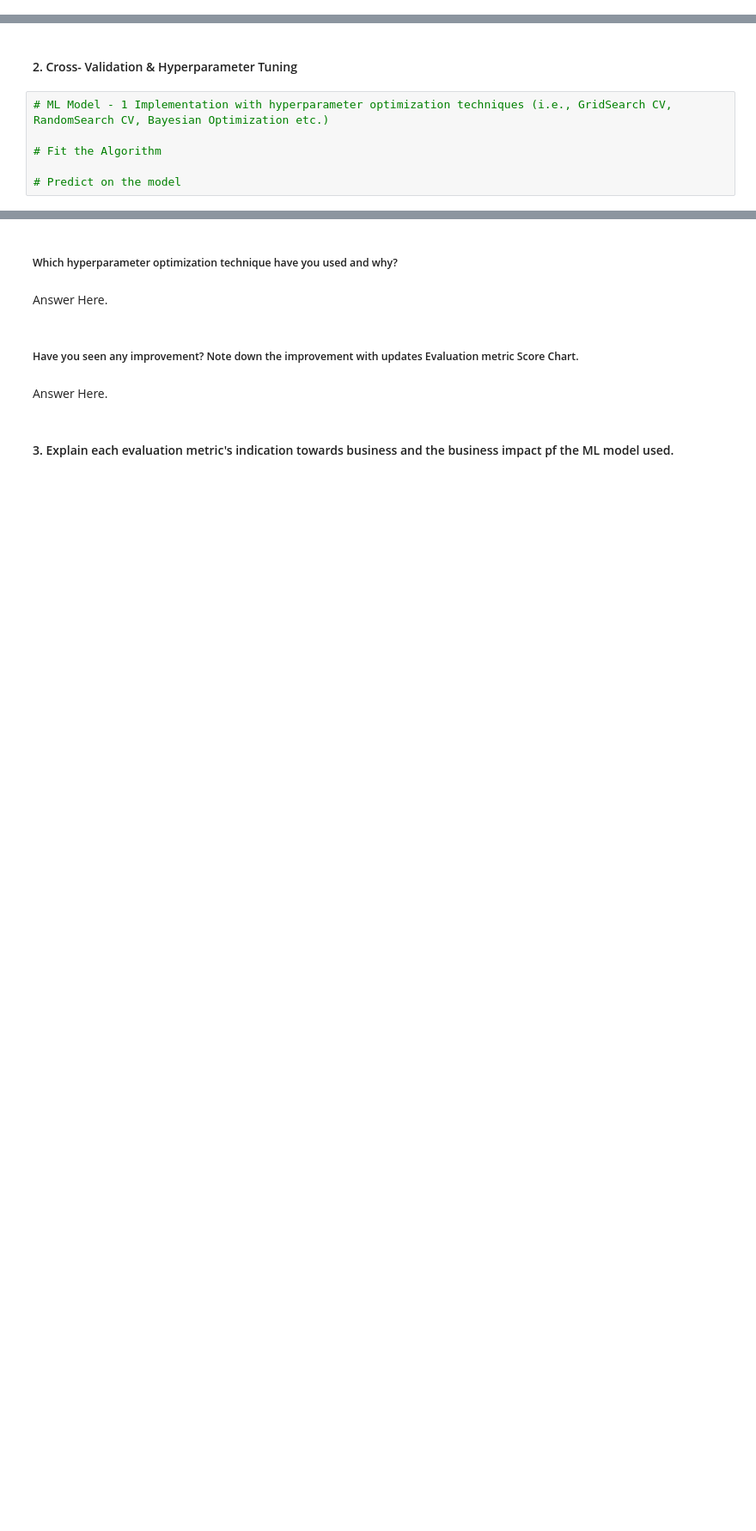
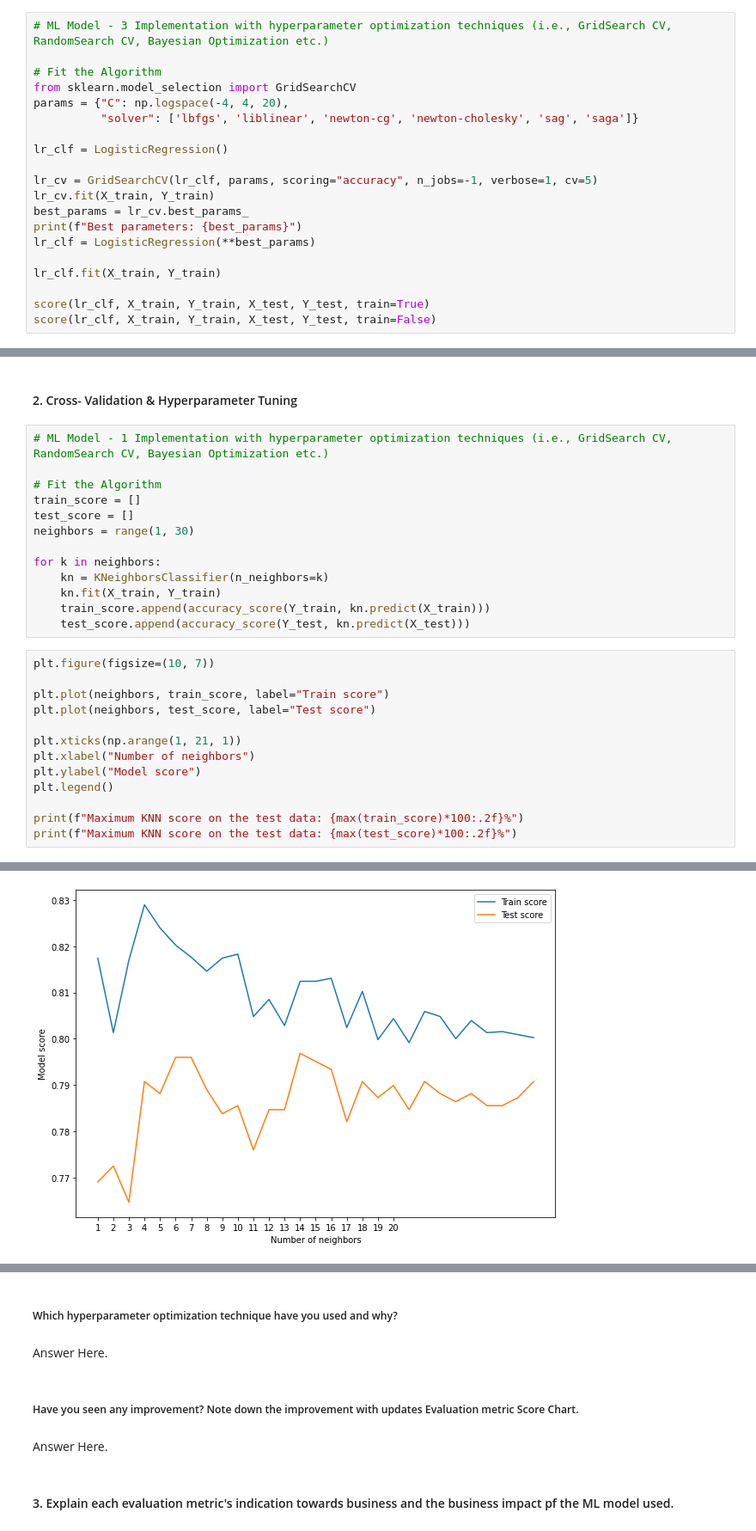
Before and after one commit to Mihirgupta2001/Classification-Capstone-Project, a Jupyter notebook: Classification_Capstone_Project.ipynb, the cells around one changed output, grey strips where cells are left out. Shown at 86% size. Drawn from its saved outputs; the diff is of its cells as text; blank space fills up the shorter version.

```diff
--- a/Classification_Capstone_Project.ipynb
+++ b/Classification_Capstone_Project.ipynb
@@ -1249,0 +1199,20 @@ The accuracy on test dataset is 0.8502358490566038
+# %%
+# ML Model - 3 Implementation with hyperparameter optimization techniques (i.e., GridSearch CV, RandomSearch CV, Bayesian Optimization etc.)
+
+# Fit the Algorithm
+from sklearn.model_selection import GridSearchCV
+params = {"C": np.logspace(-4, 4, 20),
+          "solver": ['lbfgs', 'liblinear', 'newton-cg', 'newton-cholesky', 'sag', 'saga']}
+
+lr_clf = LogisticRegression()
+
+lr_cv = GridSearchCV(lr_clf, params, scoring="accuracy", n_jobs=-1, verbose=1, cv=5)
+lr_cv.fit(X_train, Y_train)
+best_params = lr_cv.best_params_
+print(f"Best parameters: {best_params}")
+lr_clf = LogisticRegression(**best_params)
+
+lr_clf.fit(X_train, Y_train)
+
+score(lr_clf, X_train, Y_train, X_test, Y_test, train=True)
+score(lr_clf, X_train, Y_train, X_test, Y_test, train=False)
@@ -1313,5 +1402,26 @@ plt.show()
 # ML Model - 1 Implementation with hyperparameter optimization techniques (i.e., GridSearch CV, RandomSearch CV, Bayesian Optimization etc.)
 
 # Fit the Algorithm
+train_score = []
+test_score = []
+neighbors = range(1, 30)
 
-# Predict on the model
+for k in neighbors:
+    kn = KNeighborsClassifier(n_neighbors=k)
+    kn.fit(X_train, Y_train)
+    train_score.append(accuracy_score(Y_train, kn.predict(X_train)))
+    test_score.append(accuracy_score(Y_test, kn.predict(X_test)))
+# %%
+plt.figure(figsize=(10, 7))
+
+plt.plot(neighbors, train_score, label="Train score")
+plt.plot(neighbors, test_score, label="Test score")
+
+plt.xticks(np.arange(1, 21, 1))
+plt.xlabel("Number of neighbors")
+plt.ylabel("Model score")
+plt.legend()
+
+print(f"Maximum KNN score on the test data: {max(train_score)*100:.2f}%")
+print(f"Maximum KNN score on the test data: {max(test_score)*100:.2f}%")
+# %% [output]
@@ -1317,0 +1430 @@ plt.show()
+[figure, added]
```
Also changed, not shown: parts of 61 cells of this notebook.
